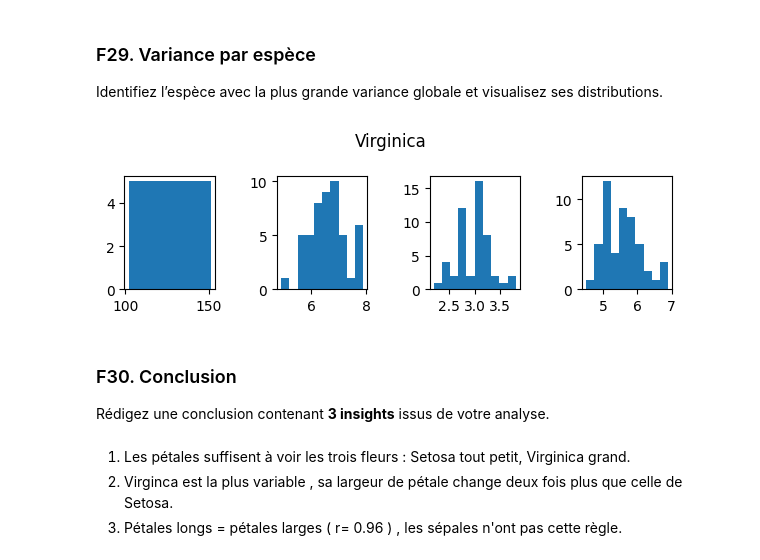
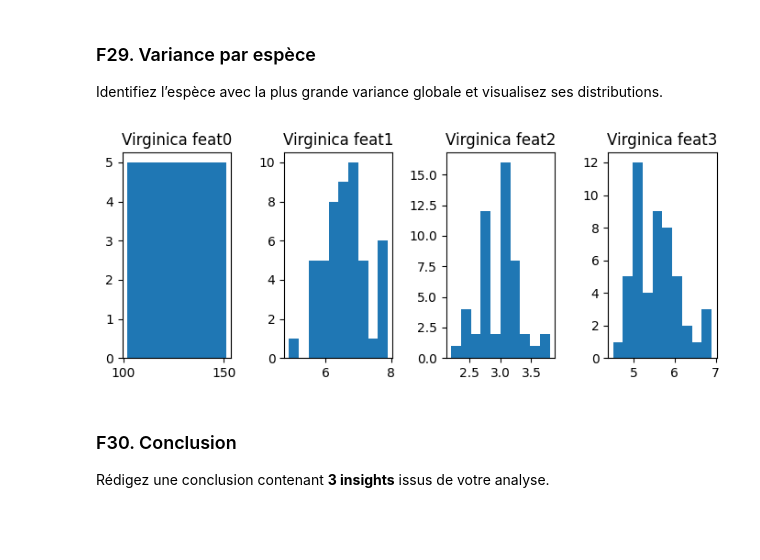
Before and after one commit to USMS-FPK-IA-GI-2025/controle-01-numpy-and-matplotlib-iris-Chouss777, a Jupyter notebook: notebooks/controle_numpy_matplotlib.ipynb, the cells around one changed output. Saved outputs shown, nothing was run; the diff lists cells and outputs as text; code cells hidden in the pictures; blank space fills up the shorter version.

```diff
--- a/notebooks/controle_numpy_matplotlib.ipynb
+++ b/notebooks/controle_numpy_matplotlib.ipynb
@@ -370,21 +402,21 @@ plt.show()
 # %% [markdown]
 ### F29. Variance par espèce
 Identifiez l’espèce avec la plus grande variance globale et visualisez ses distributions.
-# %%
-most_var = np.argmax([features[i*50:(i+1)*50].var() for i in range(3)])
-plt.figure(figsize=(6,2))
-for k in range(4):
-    plt.subplot(1,4,k+1)
-    plt.hist(features[most_var*50:(most_var+1)*50,k])
-plt.suptitle(['Setosa','Versicolor','Virginica'][most_var])
-plt.tight_layout();
-plt.show()
-# %% [output]
-[figure, removed]
+# %%
+# variance globale = somme des variances des 4 caractéristiques par espèce
+var = features.reshape(3,50,4).var(axis=1).sum(axis=1)   # [S, Ve, Vi]
+idx = var.argmax()                                       # 0, 1 ou 2
+name = ['Setosa','Versicolor','Virginica'][idx]
+
+# distributions de l’espèce la plus variable
+plt.figure(figsize=(7,3))
+for k in range(4):
+    plt.subplot(1,4,k+1)
+    plt.hist(features[50*idx:50*(idx+1), k])
+    plt.title(f'{name} feat{k}')
+plt.tight_layout(); plt.show()
+# %% [output]
+[figure, added]
 # %% [markdown]
 ### F30. Conclusion
 Rédigez une conclusion contenant **3 insights** issus de votre analyse.
-# %% [markdown]
-1) Les pétales suffisent à voir les trois fleurs : Setosa tout petit, Virginica grand.
-2) Virginca est la plus variable , sa largeur de pétale change deux fois plus que celle de Setosa.
-3) Pétales longs = pétales larges ( r= 0.96 ) , les sépales n'ont pas cette règle.
```
Also changed, not shown: parts of 8 cells of this notebook.
